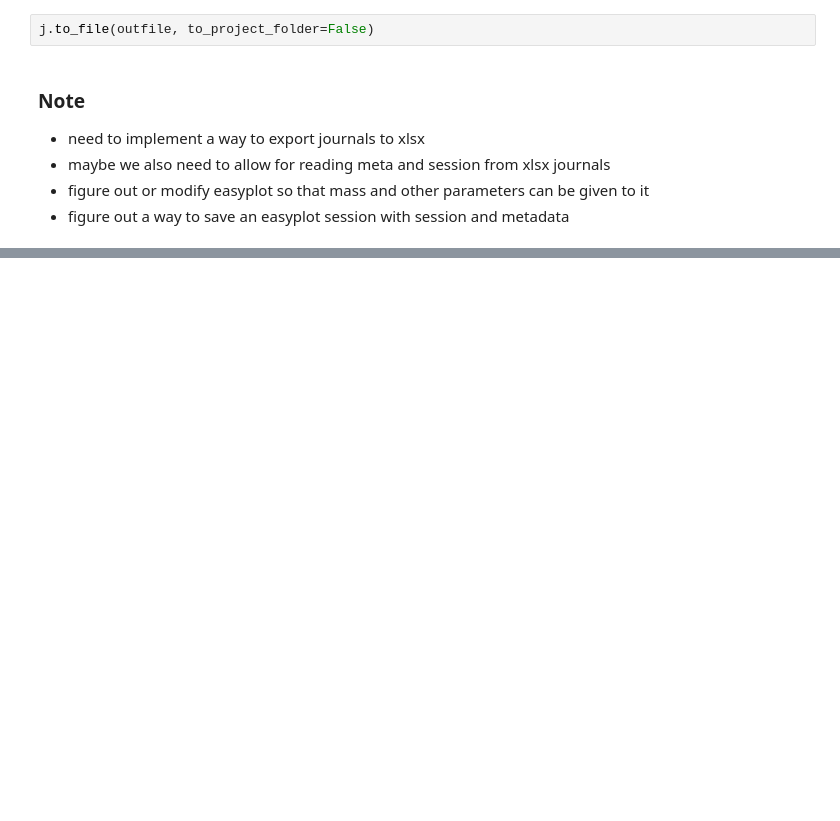
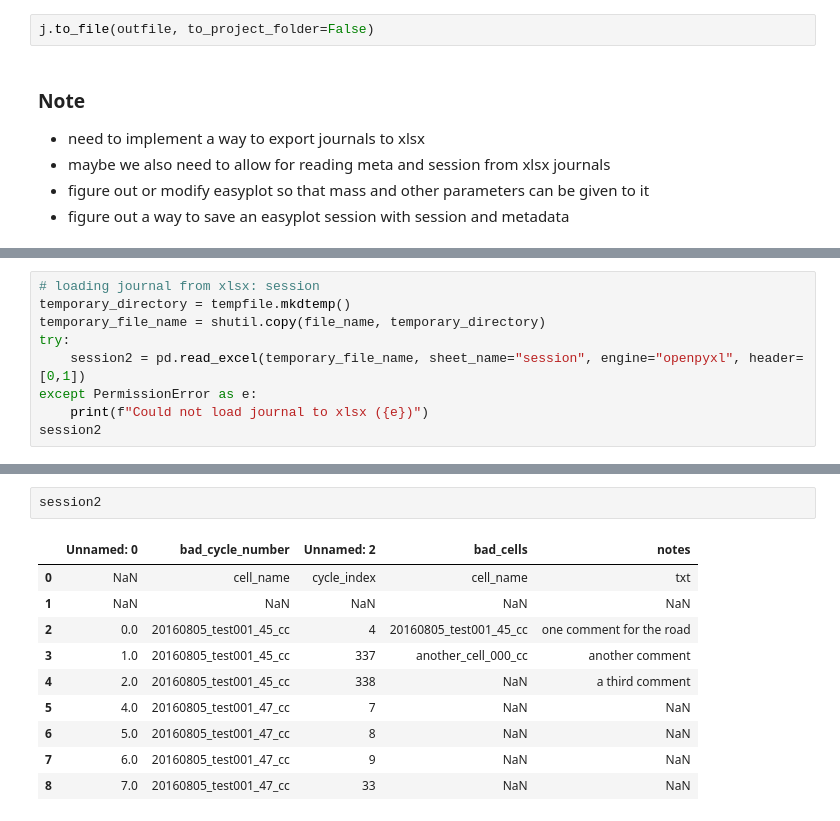
Before and after one commit to jepegit/cellpy, a Jupyter notebook: dev_utils/easyplot/EasyPlot_Dev.ipynb, the cells around one changed output, grey strips where cells are left out. Drawn from its saved outputs; the diff is of its cells as text; blank space fills up the shorter version.

```diff
--- a/dev_utils/easyplot/EasyPlot_Dev.ipynb
+++ b/dev_utils/easyplot/EasyPlot_Dev.ipynb
@@ -64,0 +221,9 @@ j.to_file(outfile, to_project_folder=False)
+# %%
+# loading journal from xlsx: session
+temporary_directory = tempfile.mkdtemp()
+temporary_file_name = shutil.copy(file_name, temporary_directory)
+try:
+    session2 = pd.read_excel(temporary_file_name, sheet_name="session", engine="openpyxl", header=[0,1])
+except PermissionError as e:
+    print(f"Could not load journal to xlsx ({e})")
+session2
@@ -64,0 +316,13 @@ j.to_file(outfile, to_project_folder=False)
+# %%
+session2
+# %% [output]
+|  | Unnamed: 0 | bad_cycle_number | Unnamed: 2 | bad_cells | notes |
+| 0 | NaN | cell_name | cycle_index | cell_name | txt |
+| 1 | NaN | NaN | NaN | NaN | NaN |
+| 2 | 0.0 | 20160805_test001_45_cc | 4 | 20160805_test001_45_cc | one comment for the road |
+| 3 | 1.0 | 20160805_test001_45_cc | 337 | another_cell_000_cc | another comment |
+| 4 | 2.0 | 20160805_test001_45_cc | 338 | NaN | a third comment |
+| 5 | 4.0 | 20160805_test001_47_cc | 7 | NaN | NaN |
+| 6 | 5.0 | 20160805_test001_47_cc | 8 | NaN | NaN |
+| 7 | 6.0 | 20160805_test001_47_cc | 9 | NaN | NaN |
+| 8 | 7.0 | 20160805_test001_47_cc | 33 | NaN | NaN |
```
Also changed, not shown: parts of 41 cells of this notebook, 8 other files.
